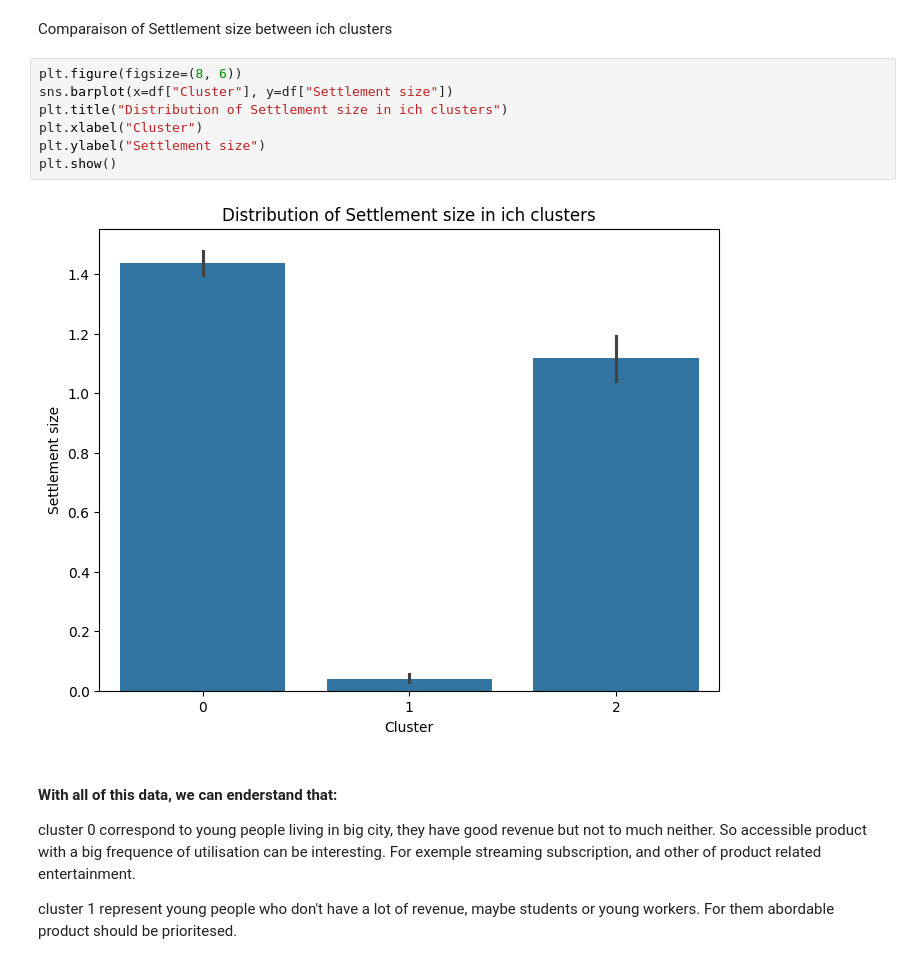
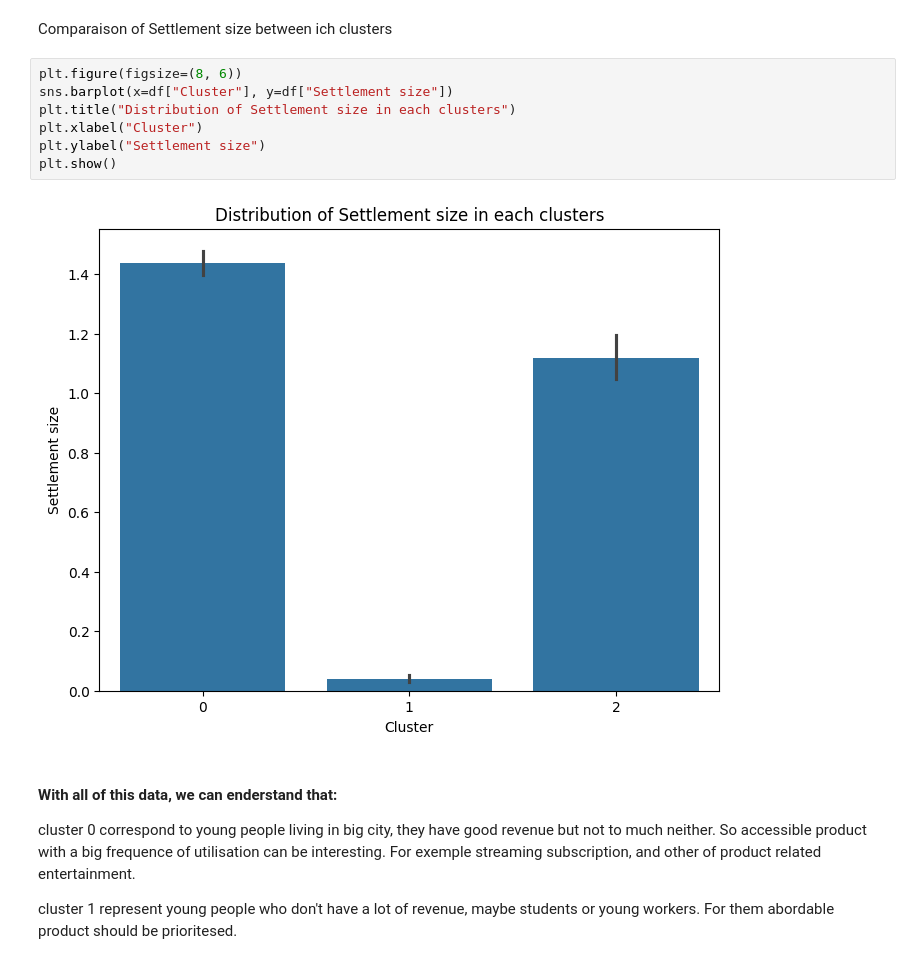
Before and after one commit to Saoty3/Projet_MachinLearning_International, a Jupyter notebook: Analyse_de_donnée.ipynb, the cells around one changed output. Cells and saved outputs as stored; diff of their text form.

```diff
--- a/Analyse_de_donnée.ipynb
+++ b/Analyse_de_donnée.ipynb
@@ -364,12 +364,12 @@ Comparaison of Settlement size between ich clusters
 # %%
 plt.figure(figsize=(8, 6))
 sns.barplot(x=df["Cluster"], y=df["Settlement size"])
-plt.title("Distribution of Settlement size in ich clusters")
+plt.title("Distribution of Settlement size in each clusters")
 plt.xlabel("Cluster")
 plt.ylabel("Settlement size")
 plt.show()
 # %% [output]
-[figure, old version]
+[figure, new version]
 # %% [markdown]
 #### With all of this data, we can enderstand that:
 
```
Also changed, not shown: parts of 4 cells of this notebook.
